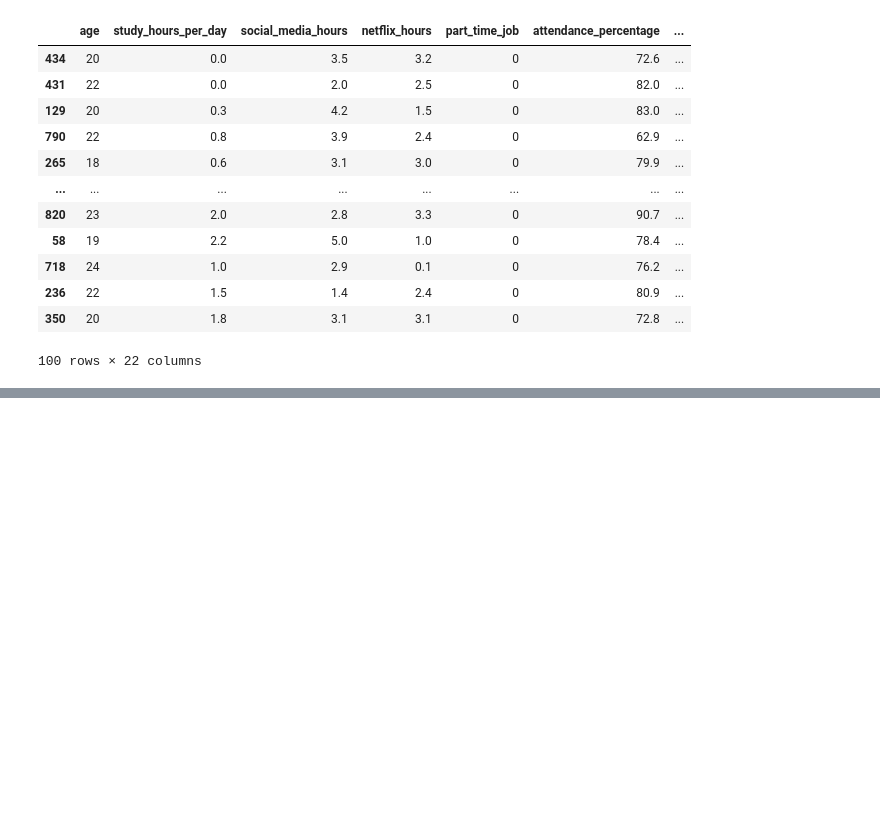
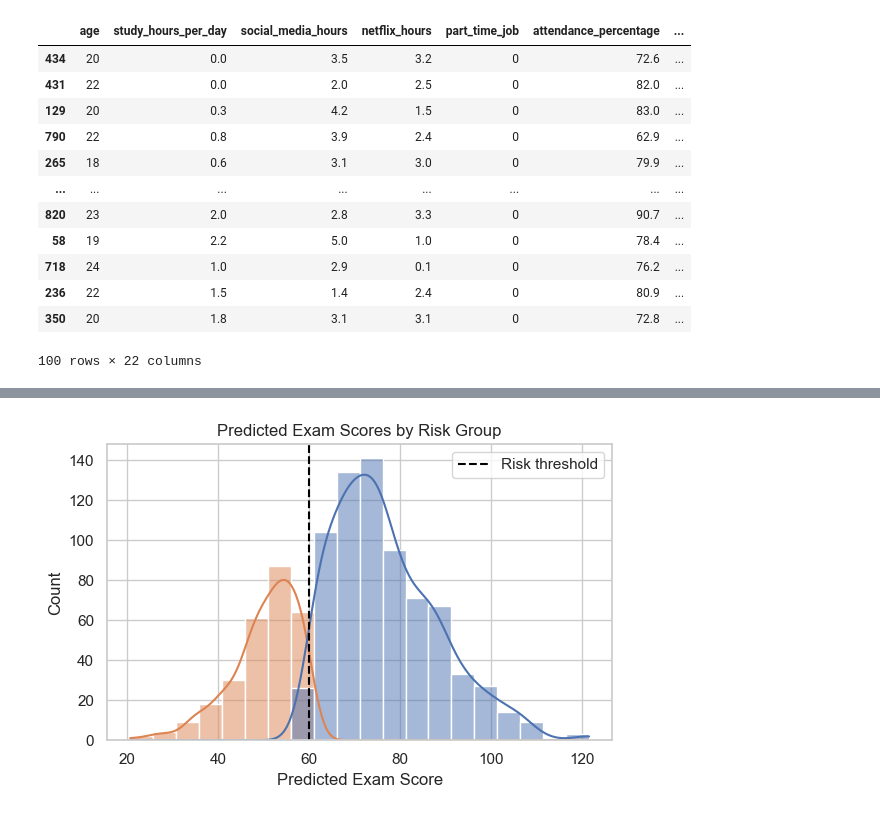
Before and after one commit to eceorenler/DM4Edu, a Jupyter notebook: main.ipynb, the cells around one changed output, grey strips where cells are left out. Saved outputs shown, nothing was run; the diff lists cells and outputs as text; code cells hidden in the pictures; blank space fills up the shorter version.

```diff
--- a/main.ipynb
+++ b/main.ipynb
@@ -1066,0 +1148,17 @@ Top 100 highest-risk students:
+# %%
+plt.figure(figsize=(6, 4))
+sns.histplot(
+    data=df_final,
+    x="predicted_score",
+    hue="risk_flag",
+    bins=20,
+    kde=True
+)
+plt.axvline(RISK_THRESHOLD, color="black", linestyle="--", label="Risk threshold")
+plt.title("Predicted Exam Scores by Risk Group")
+plt.xlabel("Predicted Exam Score")
+plt.legend()
+plt.tight_layout()
+plt.show()
+# %% [output]
+[figure, added]
```
Also changed, not shown: parts of 5 cells of this notebook.
